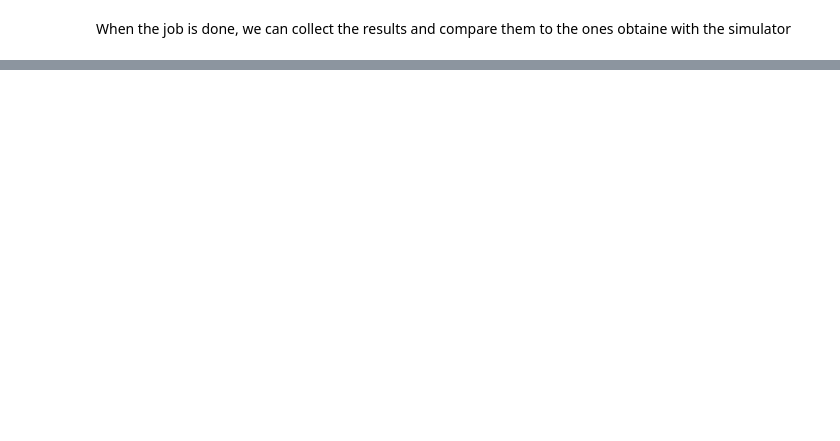
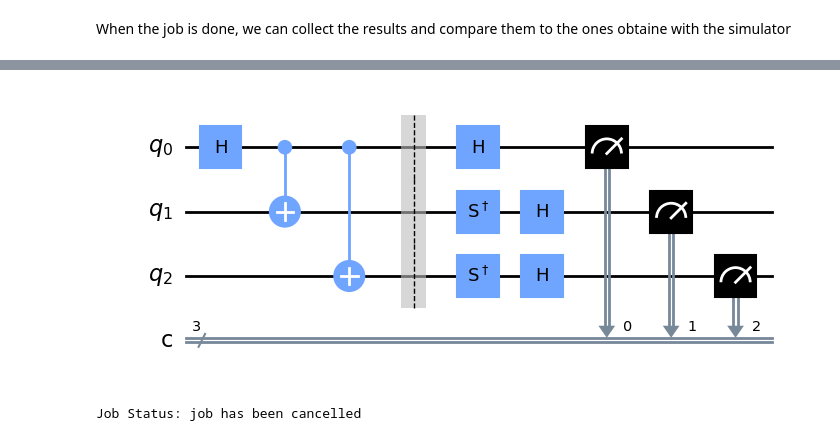
Before and after one commit to Michele2301/QUANTIS, a Jupyter notebook: QUANTIS Notebook 2 Circuit in IBM Quantum Computer.ipynb, the cells around one changed output, grey strips where cells are left out. Drawn from its saved outputs; the diff is of its cells as text; code cells hidden in the pictures; blank space fills up the shorter version.

```diff
--- a/QUANTIS Notebook 2 Circuit in IBM Quantum Computer.ipynb
+++ b/QUANTIS Notebook 2 Circuit in IBM Quantum Computer.ipynb
@@ -142,2 +137,25 @@ Based on the above notebook, execute both in a simulator and an IBM Quantum Comp
 
 Comment on the final result (state) and provide your interpretation what this quantum circuit is doing.
+# %%
+qc=QuantumCircuit(3,3)
+qc.h(0)
+qc.cx(0,1)
+qc.cx(0,2)
+qc.barrier()
+qc.h(0)
+qc.sdg(1)
+qc.sdg(2)
+qc.h(1)
+qc.h(2)
+for i in range(3):
+    qc.measure(i,i)
+qc.draw('mpl')
+# %% [output]
+[figure, added]
+# %%
+backend = provider.get_backend('ibm_kyoto')
+
+job_exp = execute(qc, backend=backend)
+job_monitor(job_exp)
+# %% [output]
+Job Status: job has been cancelled
```
Also changed, not shown: parts of 4 cells of this notebook.
